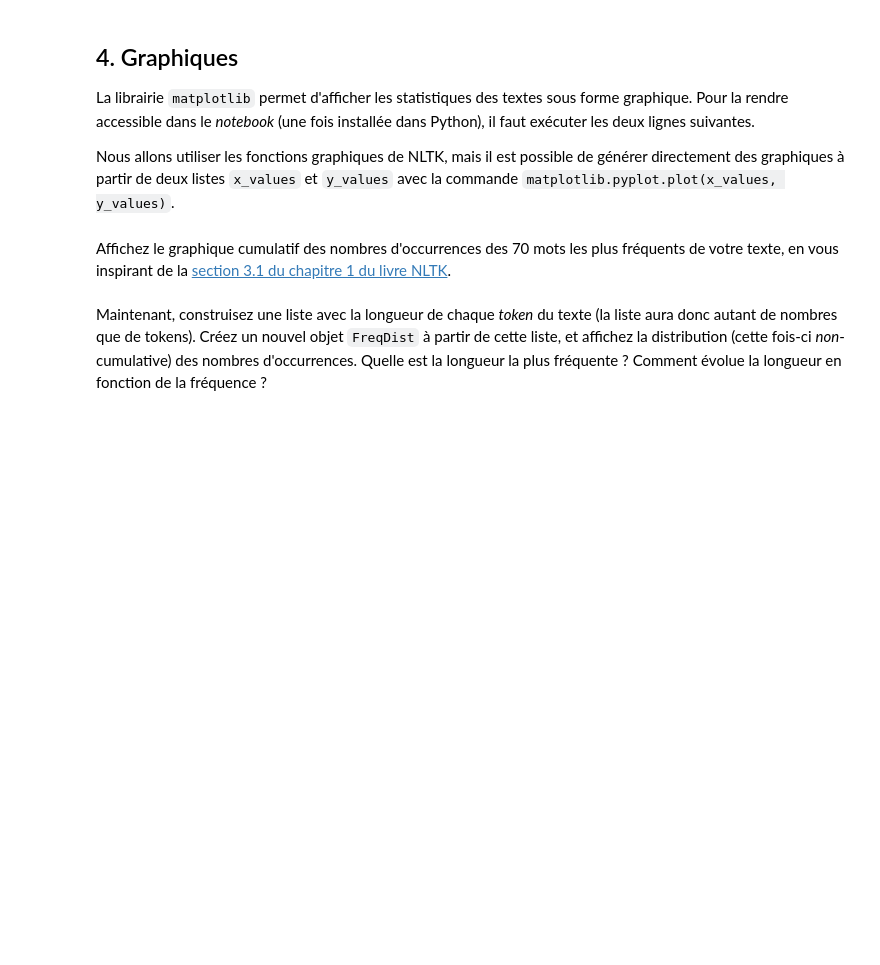
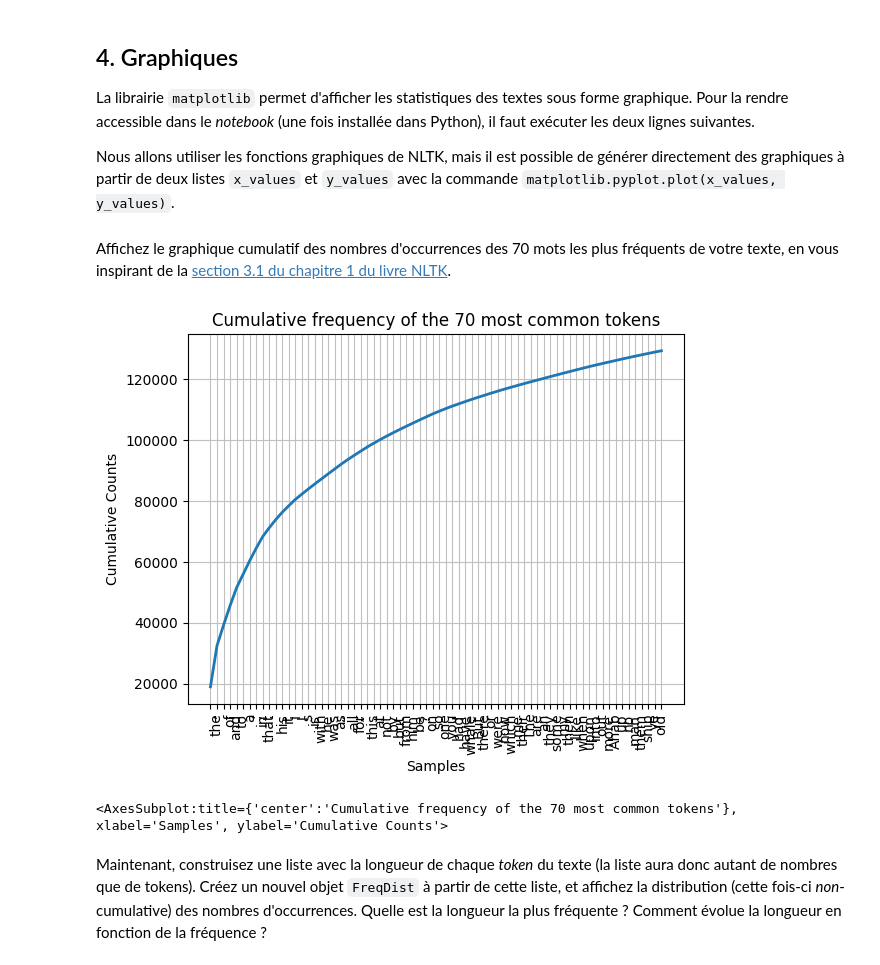
Before and after one commit to Nelson-Jnrnd/TAL_L1, a Jupyter notebook: TAL_Labo1b_student.ipynb, the cells around one changed output. Saved outputs shown, nothing was run; the diff lists cells and outputs as text; code cells hidden in the pictures; blank space fills up the shorter version.

```diff
--- a/TAL_Labo1b_student.ipynb
+++ b/TAL_Labo1b_student.ipynb
@@ -251,6 +251,10 @@ import matplotlib.pyplot
 Affichez le graphique cumulatif des nombres d'occurrences des 70 mots les plus fréquents de votre texte, en vous inspirant de la  [section 3.1 du chapitre 1 du livre NLTK](http://www.nltk.org/book/ch01.html#frequency-distributions).
 # %%
 # Please write your Python code in this cell and execute it.
+fdist.plot(70, cumulative=True, title="Cumulative frequency of the 70 most common tokens")
+# %% [output]
+[figure, added]
+<AxesSubplot:title={'center':'Cumulative frequency of the 70 most common tokens'}, xlabel='Samples', ylabel='Cumulative Counts'>
 # %% [markdown]
 Maintenant, construisez une liste avec la longueur de chaque _token_ du texte (la liste aura donc autant de nombres que de tokens).  Créez un nouvel objet `FreqDist` à partir de cette liste, et affichez la distribution (cette fois-ci _non_-cumulative) des nombres d'occurrences.  Quelle est la longueur la plus fréquente ?  Comment évolue la longueur en fonction de la fréquence ?
 # %%
```
Also changed, not shown: parts of 3 cells of this notebook.
